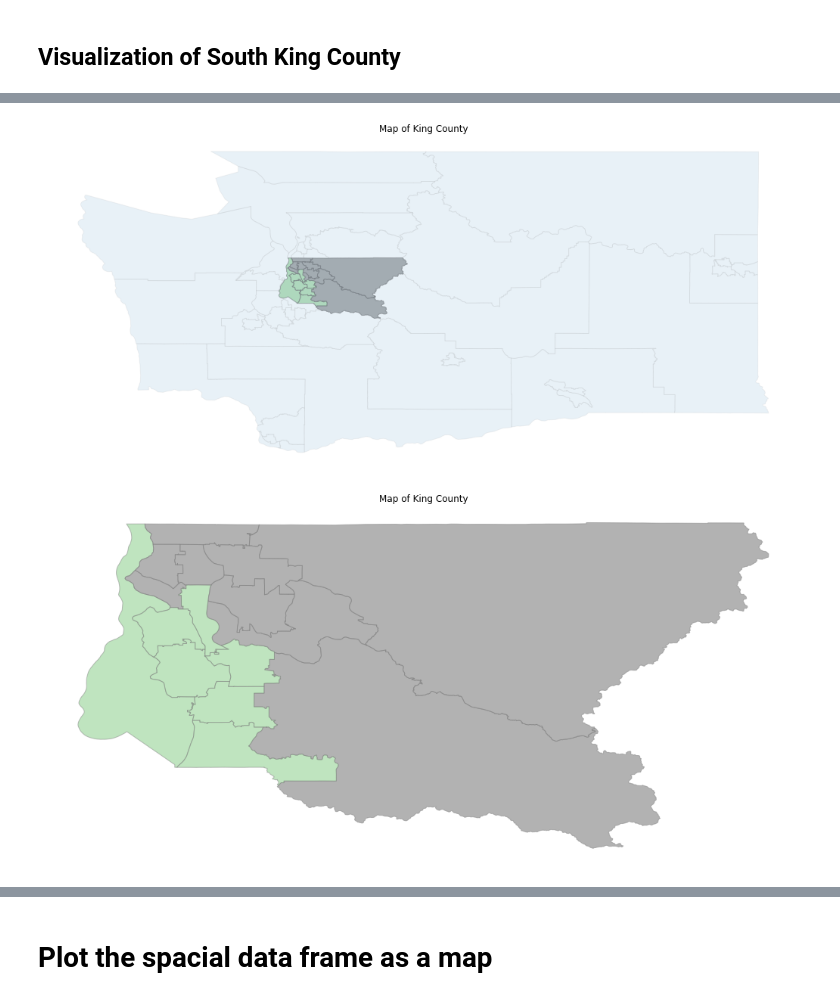
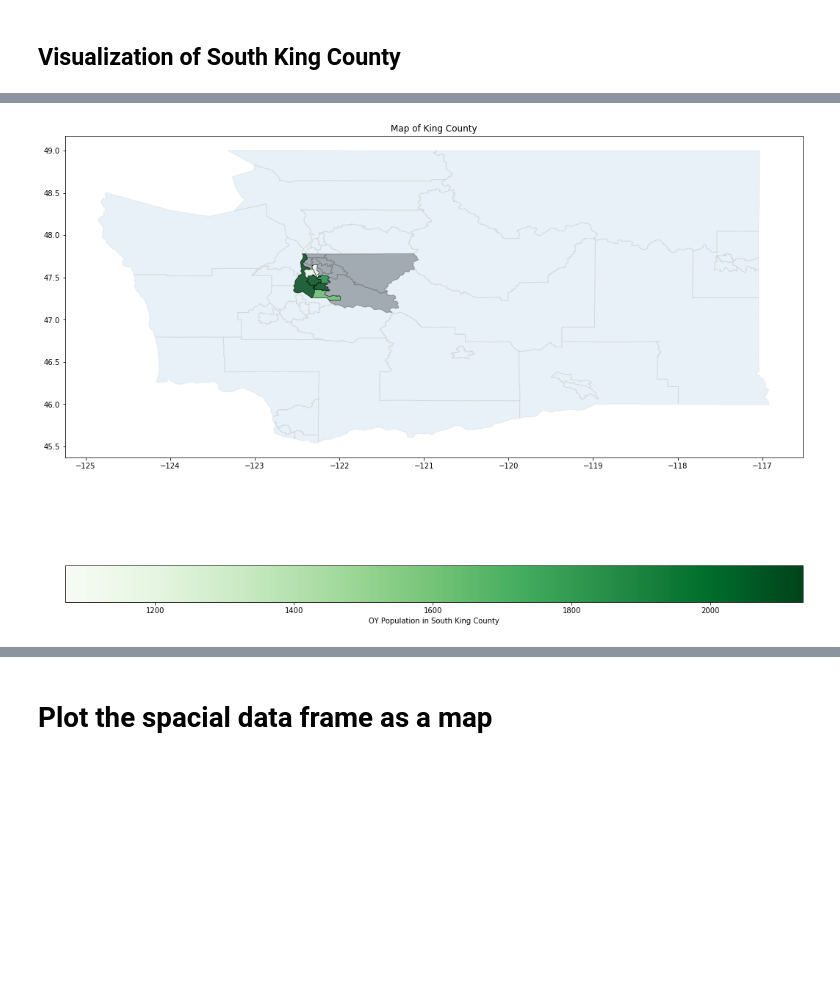
Before and after one commit to aabrahamson3/opportunity_youth, a Jupyter notebook: 01-making_a_map_aabrahamson.ipynb, the cells around one changed output, grey strips where cells are left out. Saved outputs shown, nothing was run; the diff lists cells and outputs as text; code cells hidden in the pictures; blank space fills up the shorter version.

Commit message:
added oy pop and legend to map, revised SQL queries

```diff
--- a/01-making_a_map_aabrahamson.ipynb
+++ b/01-making_a_map_aabrahamson.ipynb
@@ -10,6 +10,7 @@ import pandas as pd
 # make sure you are in oy-env
 # %%
 # Creates pointer to opportunity_youth data, and then selects a table (oy_puma) that
-# displays OY per PUMA
+# displays OY per PUMA. Then the 'puma' column is converted into a string
 engine = create_engine("postgresql:///opportunity_youth")
-oy_per_puma_df = pd.read_sql_table('oy_puma', index_col=int, con=engine)
+oy_per_puma_df = pd.read_sql('oy_puma', con=engine)
+oy_per_puma_df.loc[:,'puma'] = oy_per_puma_df['puma'].astype(int)
@@ -37,0 +17,2 @@ ValueError: Can only compare identically-labeled Series objects
+# %%
+oy_per_puma_df.loc[:,'PUMACE10'] = oy_per_puma_df['puma']
@@ -38,3 +30,6 @@ ValueError: Can only compare identically-labeled Series objects
+# %%
+# inner join with KC data to make a SKC only subset with the OY Population Data Added
+just_skc = pd.merge(skc_puma, oy_per_puma_df, on='PUMACE10', how='inner')
 # %%
 ## this is old
 ##kc_puma = wa_puma[wa_puma['NAMELSAD10'].str.contains('King' or 'Seattle')]
@@ -90,20 +105,21 @@ skc_puma
 # %%
-# current best map
+# kind of busy
 f, ax = plt.subplots(1, figsize=(18, 18))
 ax.set_title('Map of King County')
 ax.set_aspect('equal')
 skc_puma.plot(ax=ax, column='KCS', cmap='Accent_r', alpha = .5, linewidth=1, edgecolor='grey', legend = False)
 wa_puma.plot(ax=ax, alpha = 0.1, linewidth=1, edgecolor='grey', legend = False)
-ax.set_axis_off()
+just_skc.plot(ax=ax,
+              column='total_per_region',
+              alpha = .8, legend = True,
+              cmap= 'Greens',
+              linewidth= 0.5,
+              edgecolor = 'black',
+              legend_kwds={'label': "OY Population in South King County", 'orientation': "horizontal"})
+# # ax.set_axis_off()
+# minx, miny, maxx, maxy = gdf.total_bounds
+# ax.set_xlim(minx, maxx)
+# ax.set_ylim(miny, maxy)
 plt.show();
 # %% [output]
-[figure, old version]
+[figure, new version]
-# %%
-#current 'best map' of King County
-f, ax = plt.subplots(1, figsize=(18, 18))
-ax = skc_puma.plot(ax=ax, column='KCS', cmap='Accent_r', alpha = .5, linewidth=1, edgecolor='grey',  legend = False)
-ax.set_title('Map of King County')
-ax.set_axis_off()
-plt.show();
-# %% [output]
-[figure, removed]
```
Also changed, not shown: parts of 10 cells of this notebook, 8 other files.
